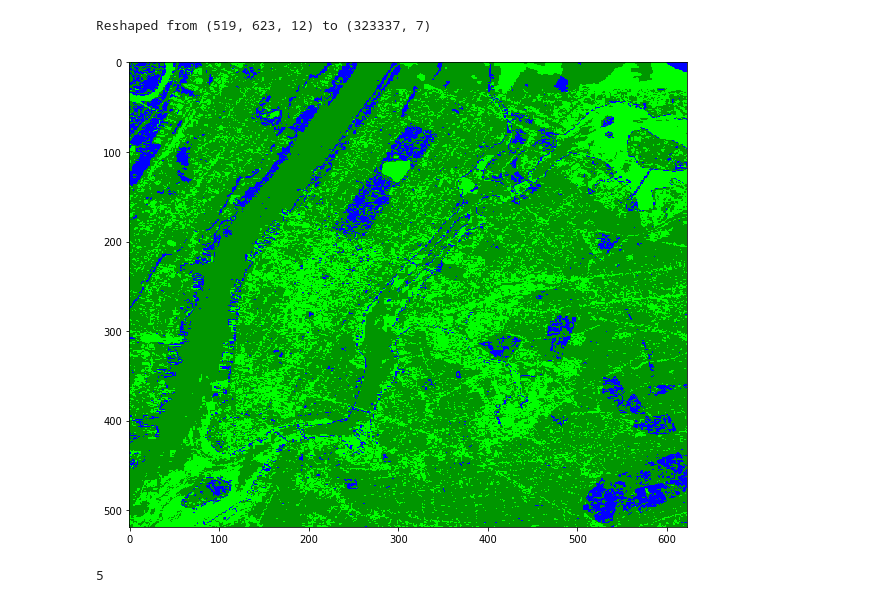
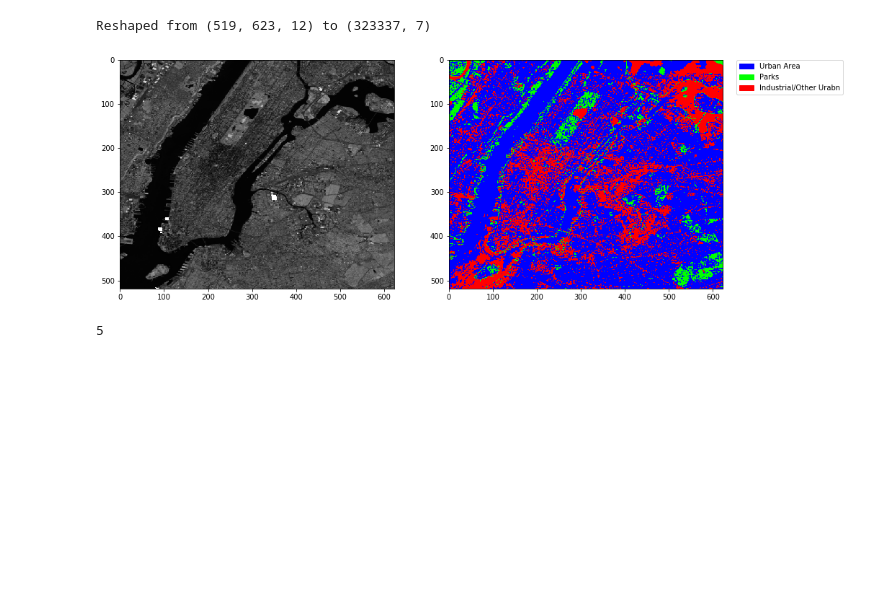
Before and after one commit to MaxwellMkondiwa/Urban_Land_Use_Classification_From_Satellite_Imagery, a Jupyter notebook: satellite_data_gauravEdit.ipynb, the cells around one changed output. Cells and saved outputs as stored; diff of their text form; code cells hidden in the pictures; blank space fills up the shorter version.

```diff
--- a/satellite_data_gauravEdit.ipynb
+++ b/satellite_data_gauravEdit.ipynb
@@ -628,44 +631,56 @@ def color_stretch(image, index, minmax=(0, 10000)):
 
     for b in range(colors.shape[2]):
         colors[:, :, b] = colors[:, :, b] * 1 / (max_val - min_val)
 
     return colors
 
 img543 = color_stretch(img, [4, 3, 2], (0, 8000))
 
 # See https://github.com/matplotlib/matplotlib/issues/844/
 n = class_prediction.max()
 # Next setup a colormap for our map
 colors = dict((
-    (0, (0, 0, 0, 255)),  # Nodata
-    (1, (0, 150, 0, 255)),  # Forest
-    (2, (0, 0, 255, 255)),  # Water
-    (3, (0, 255, 0, 255)),  # Herbaceous
-    (4, (160, 82, 45, 255)),  # Barren
-    (5, (255, 0, 0, 255))  # Urban
+    (0, (0, 0, 0, 255)),  # NA
+    (1, (0, 0, 255, 255)),  # Blue ## Urban
+    (2, (0, 255, 0, 255)),  #Green ##Park
+    (3, (255, 0, 0, 255)),  # Red ##Industrial
+    (4, (0, 0, 0, 255)),  # NA # 160, 82, 45, 255
+    (5, (0, 0, 0, 255))  # NA
 ))
 
 # Put 0 - 255 as float 0 - 1
 for k in colors:
     v = colors[k]
     _v = [_v / 255.0 for _v in v]
     colors[k] = _v
 
 index_colors = [colors[key] if key in colors else
                 (255, 255, 255, 0) for key in range(1, n + 1)]
 cmap = plt.matplotlib.colors.ListedColormap(index_colors, 'Classification')
 
 # Now show the classmap next to the image
-#plt.subplot(121)
-#plt.imshow(img543)
-f = plt.figure(figsize=(10,10))
-ax = f.add_subplot(111)
+f = plt.figure(figsize=(15,15))
+
+ax = f.add_subplot(121)
+ax.imshow(img[:, :, 4], cmap=plt.cm.Greys_r)
+
+ax = f.add_subplot(122)
 #plt.subplot(122)
 ax.imshow(class_prediction, cmap=cmap, interpolation='none')
 
+######
+values = np.unique(class_prediction.ravel())
+colors = [ im.cmap(im.norm(value)) for value in values]
+# create a patch (proxy artist) for every color
+dic = {0:'Urban Area', 1:'Parks', 2:'Industrial/Other Urabn'}
+patches = [ mpatches.Patch(color=colors[i], label="{l}".format(l=dic[i]) ) for i in range(len(values)) ]
+# put those patched as legend-handles into the legend
+plt.legend(handles=patches, bbox_to_anchor=(1.05, 1), loc=2, borderaxespad=0. )
+######
+
 plt.show()
 # %% [output]
-[figure, old version]
+[figure, new version]
 # %%
 kf = ms.KFold(n_splits=5)
 kf.get_n_splits(img)
```
Also changed, not shown: parts of 11 cells of this notebook, 7 other files.
